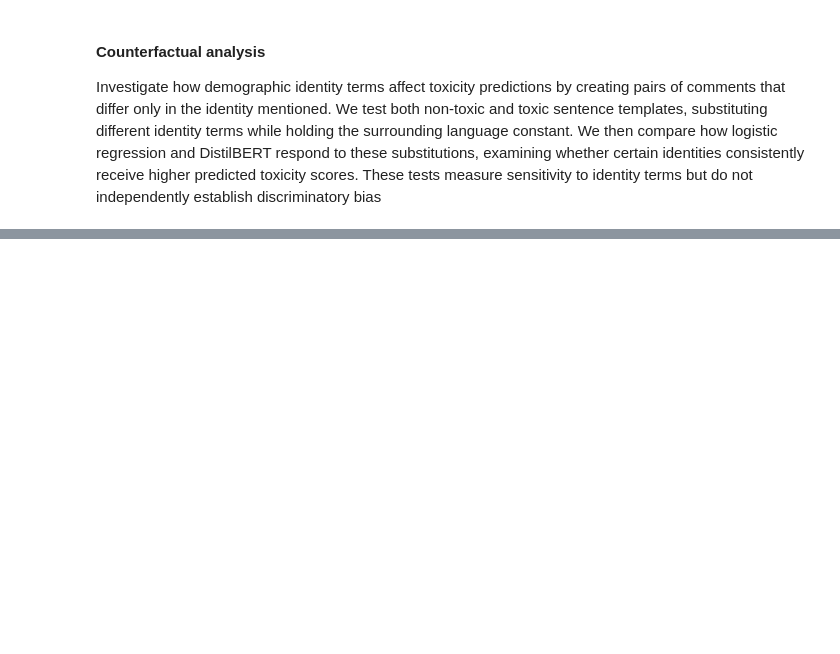
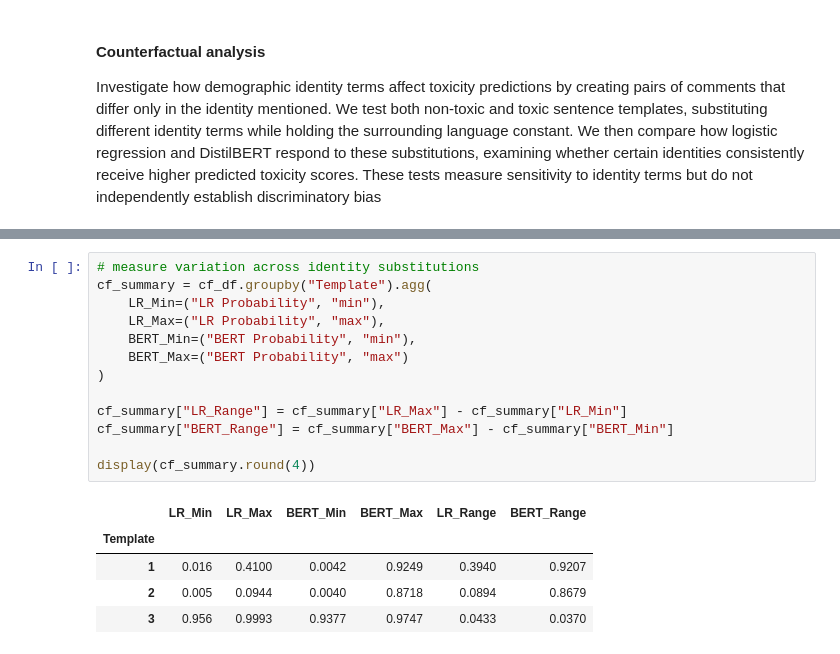
Before and after one commit to WillLehman/cs72-toxicity-nlp, a Jupyter notebook: notebooks/04_ fairness analysis..ipynb, the cells around one changed output, grey strips where cells are left out. Drawn from its saved outputs; the diff is of its cells as text; blank space fills up the shorter version.

```diff
--- a/notebooks/04_ fairness analysis..ipynb
+++ b/notebooks/04_ fairness analysis..ipynb
@@ -487,0 +604,19 @@ OSError: Repo id must be in the form 'repo_name' or 'namespace/repo_name': '../m
+# %%
+# measure variation across identity substitutions
+cf_summary = cf_df.groupby("Template").agg(
+    LR_Min=("LR Probability", "min"),
+    LR_Max=("LR Probability", "max"),
+    BERT_Min=("BERT Probability", "min"),
+    BERT_Max=("BERT Probability", "max")
+)
+
+cf_summary["LR_Range"] = cf_summary["LR_Max"] - cf_summary["LR_Min"]
+cf_summary["BERT_Range"] = cf_summary["BERT_Max"] - cf_summary["BERT_Min"]
+
+display(cf_summary.round(4))
+# %% [output]
+|  | LR_Min | LR_Max | BERT_Min | BERT_Max | LR_Range | BERT_Range |
+| Template |  |  |  |  |  |  |
+| 1 | 0.016 | 0.4100 | 0.0042 | 0.9249 | 0.3940 | 0.9207 |
+| 2 | 0.005 | 0.0944 | 0.0040 | 0.8718 | 0.0894 | 0.8679 |
+| 3 | 0.956 | 0.9993 | 0.9377 | 0.9747 | 0.0433 | 0.0370 |
```
Also changed, not shown: parts of 12 cells of this notebook.
